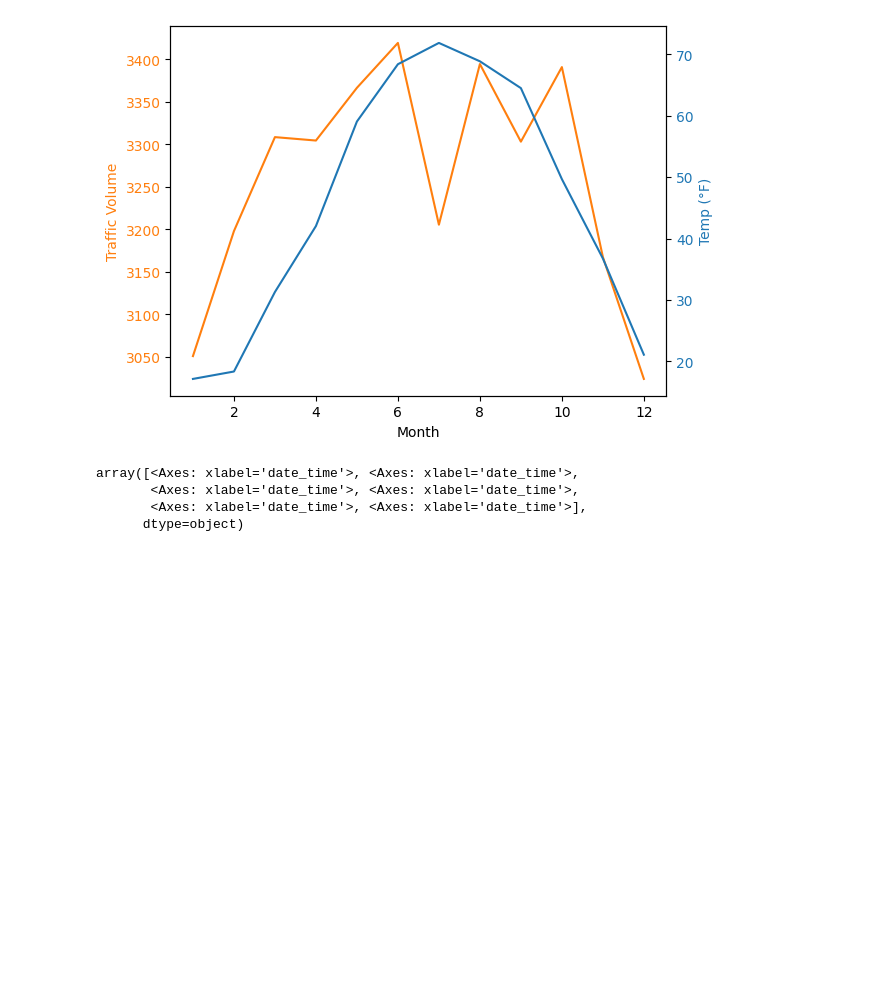
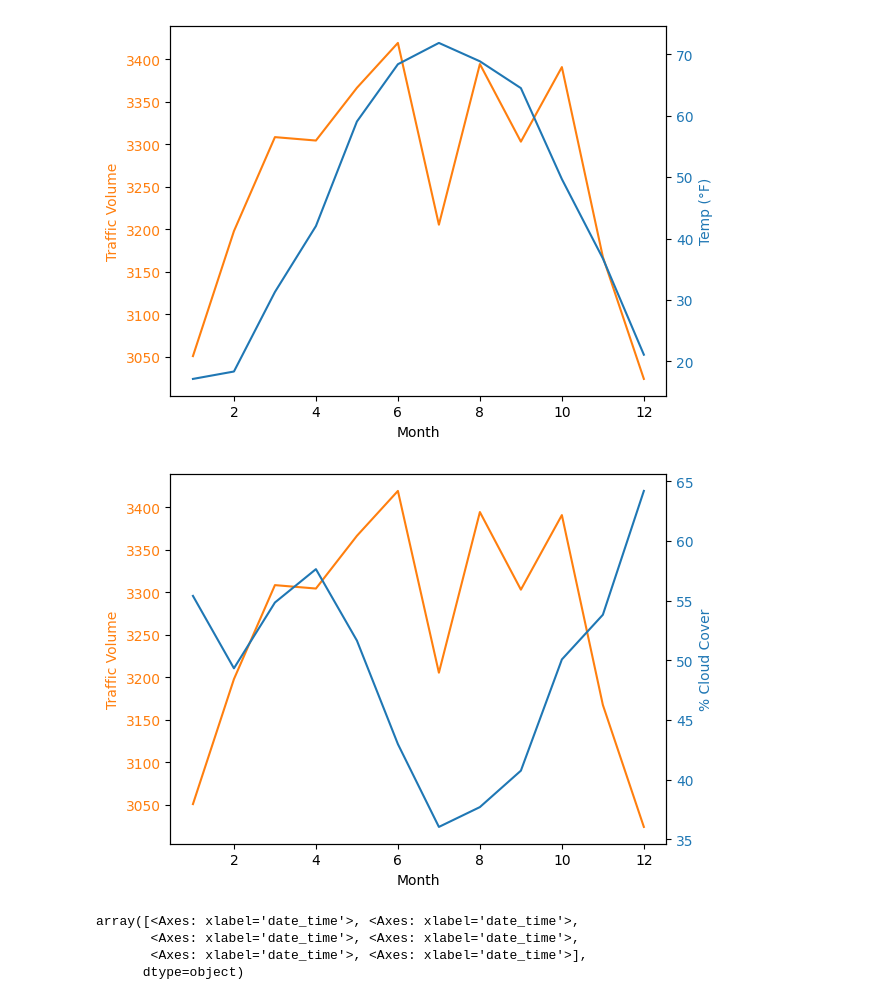
Before and after one commit to ajwilson79/traffic_volume_analysis, a Jupyter notebook: traffic_analysis.ipynb, the cells around one changed output. Saved outputs shown, nothing was run; the diff lists cells and outputs as text; code cells hidden in the pictures; blank space fills up the shorter version.

Commit message:
final version of Tony's traffic analysis

```diff
--- a/traffic_analysis.ipynb
+++ b/traffic_analysis.ipynb
@@ -213,6 +213,32 @@ ax2.tick_params(axis='y', labelcolor=color)
 plt.show()
 # %% [output]
 [figure]
+# %%
+
+# Grouping data by month and calculating the mean
+monthly_data = Traffic_Volume_df[['traffic_volume', 'clouds_all']].groupby(Traffic_Volume_df.index.month).mean()
+
+# Creating a plot with two different y-axes
+fig, ax1 = plt.subplots()
+
+# Plotting traffic_volume on the first y-axis
+color = 'tab:orange'
+ax1.set_xlabel('Month')
+ax1.set_ylabel('Traffic Volume', color=color)
+ax1.plot(monthly_data.index, monthly_data['traffic_volume'], color=color)
+ax1.tick_params(axis='y', labelcolor=color)
+
+# Creating a second y-axis for rain_1h
+ax2 = ax1.twinx()  # instantiate a second axes that shares the same x-axis
+color = 'tab:blue'
+ax2.set_ylabel('% Cloud Cover', color=color)  # we already handled the x-label with ax1
+ax2.plot(monthly_data.index, monthly_data['clouds_all'], color=color)
+ax2.tick_params(axis='y', labelcolor=color)
+
+# Show the plot
+plt.show()
+# %% [output]
+[figure, added]
 # %%
 #Plot Traffic Volume to find holes in data
 Traffic_Volume_df.plot(subplots=True)
```
Also changed, not shown: parts of 3 cells of this notebook.
